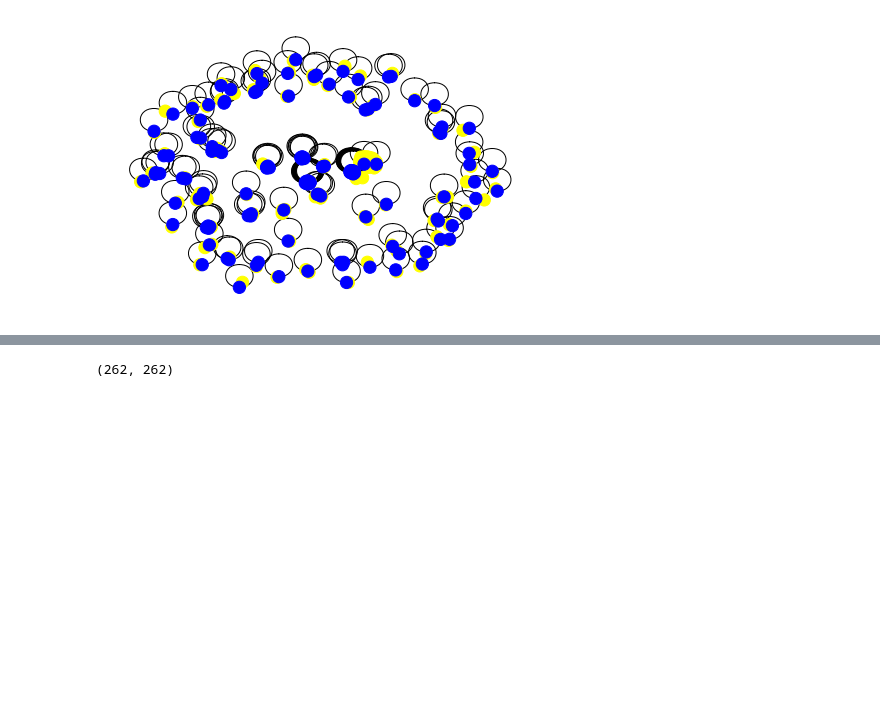
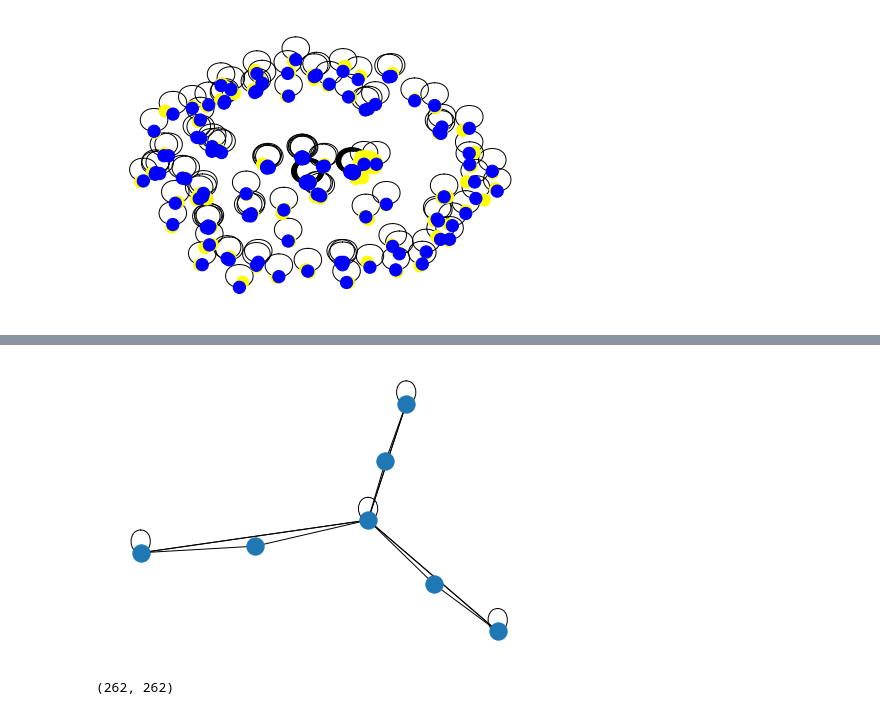
Before and after one commit to fzanart/Socialz, a Jupyter notebook: Mining_frequent_subgraphs.ipynb, the cells around one changed output, grey strips where cells are left out. Cells and saved outputs as stored; diff of their text form; code cells hidden in the pictures; blank space fills up the shorter version.

Commit message:
Connected components exploration
- Add methods of graph components exploration.
- Explore connected components, and subgraphs.

```diff
--- a/Mining_frequent_subgraphs.ipynb
+++ b/Mining_frequent_subgraphs.ipynb
@@ -143,3 +187,10 @@ plt.show()
+# %%
+connected_components = list(nx.connected_components(G))
+connected_components = [c for c in sorted(connected_components, key=len, reverse=True)]
+# %%
+nx.draw(nx.subgraph(G, list(connected_components[4])))
+# %% [output]
+[figure, added]
 # %%
 nx.write_edgelist(G, "test_edgelist", delimiter=' ', data=False)
 # %%
```
Also changed, not shown: parts of 7 cells of this notebook.
